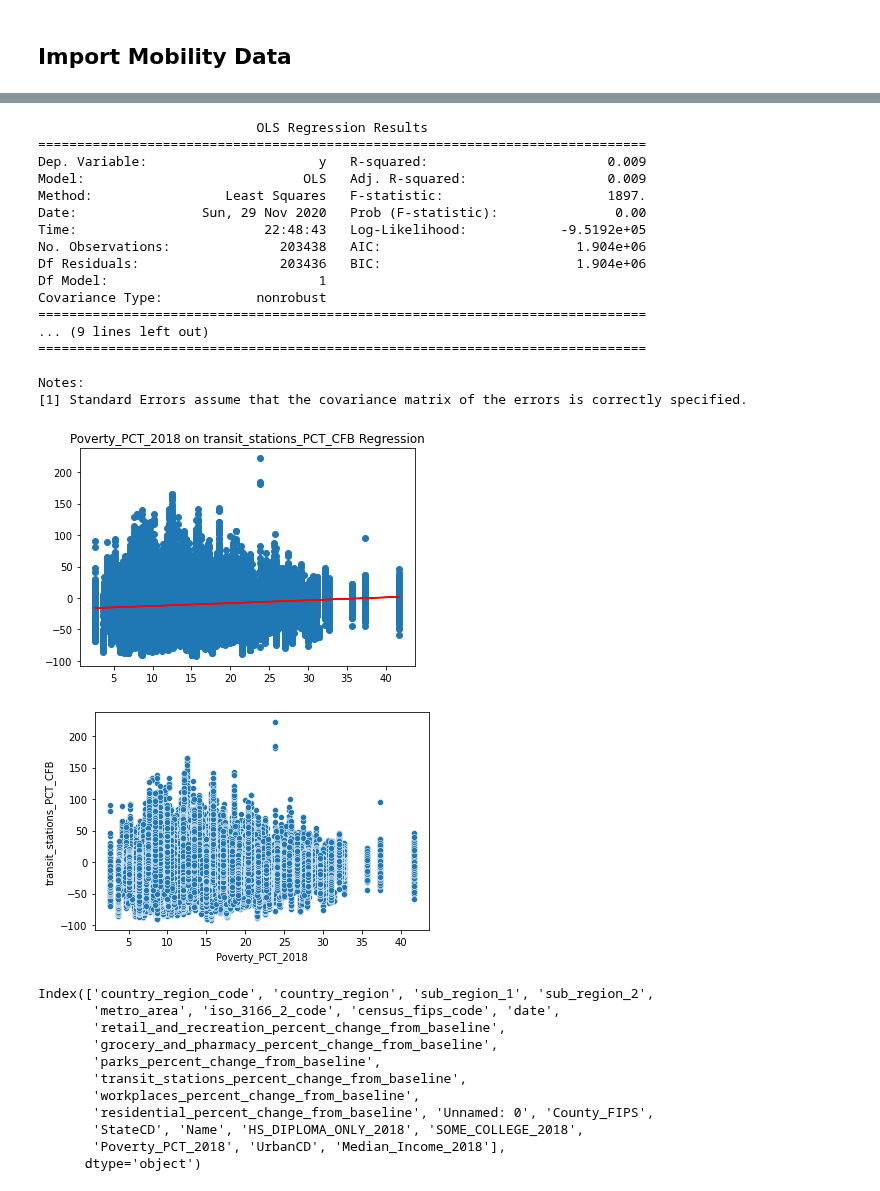
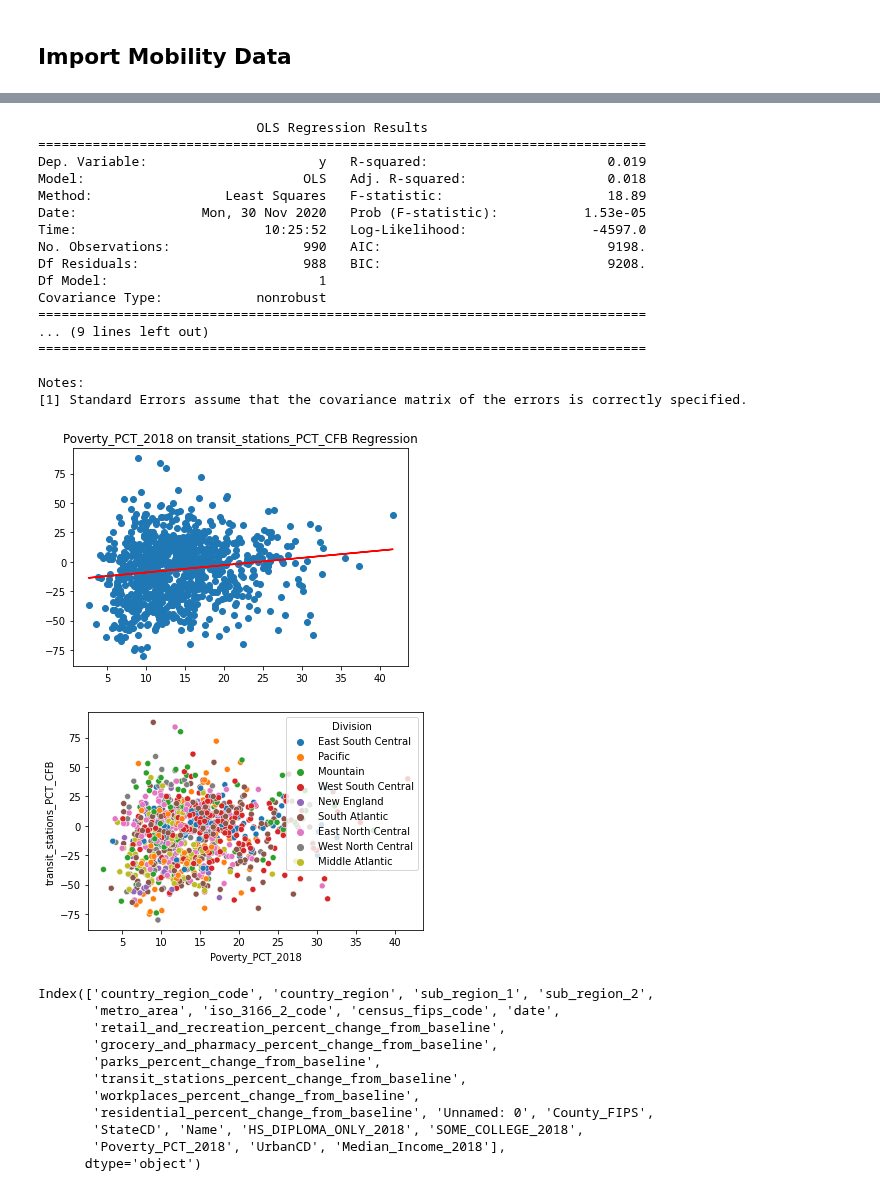
Before and after one commit to pballent/hia-covid, a Jupyter notebook: hia_covid_python_exploration/Google_Mob_COVID_Scratchpad.ipynb, the cells around one changed output, grey strips where cells are left out. Saved outputs shown, nothing was run; the diff lists cells and outputs as text; code cells hidden in the pictures.

```diff
--- a/hia_covid_python_exploration/Google_Mob_COVID_Scratchpad.ipynb
+++ b/hia_covid_python_exploration/Google_Mob_COVID_Scratchpad.ipynb
@@ -55,4 +55,6 @@ def regress_two_var(df, X, Y, startdate = "2020-01-01", enddate = "2020-10-01"):
     plt.title("{X} on {Y} Regression".format(X=X,Y=Y))
     plt.show()
     #Scatterplot to show data
-    sns.scatterplot(y='{Y}'.format(Y=Y),x='{X}'.format(X=X), data=df)
+    sns.scatterplot(y='{Y}'.format(Y=Y),x='{X}'.format(X=X), hue="Division", data=df)
+# %%
+combined_oneday = combined[combined['Date']=='2020-10-01']
@@ -59,25 +77,25 @@ def regress_two_var(df, X, Y, startdate = "2020-01-01", enddate = "2020-10-01"):
 # %%
-regress_two_var(df=combined,X="Poverty_PCT_2018",Y="transit_stations_PCT_CFB")
+regress_two_var(df=combined_oneday,X="Poverty_PCT_2018",Y="transit_stations_PCT_CFB")
 # %% [output]
                             OLS Regression Results
 ==============================================================================
-Dep. Variable:                      y   R-squared:                       0.009
-Model:                            OLS   Adj. R-squared:                  0.009
-Method:                 Least Squares   F-statistic:                     1897.
-Date:                Sun, 29 Nov 2020   Prob (F-statistic):               0.00
-Time:                        22:48:43   Log-Likelihood:            -9.5192e+05
-No. Observations:              203438   AIC:                         1.904e+06
-Df Residuals:                  203436   BIC:                         1.904e+06
+Dep. Variable:                      y   R-squared:                       0.019
+Model:                            OLS   Adj. R-squared:                  0.018
+Method:                 Least Squares   F-statistic:                     18.89
+Date:                Mon, 30 Nov 2020   Prob (F-statistic):           1.53e-05
+Time:                        10:25:52   Log-Likelihood:                -4597.0
+No. Observations:                 990   AIC:                             9198.
+Df Residuals:                     988   BIC:                             9208.
 Df Model:                           1
 Covariance Type:            nonrobust
 ==============================================================================
 ... (9 lines left out)
 ==============================================================================
 
 Notes:
 [1] Standard Errors assume that the covariance matrix of the errors is correctly specified.
-[figure, old version]
+[figure, new version]
-[figure, old version]
+[figure, new version]
 # %%
 #mobility_counties[mobility_counties.UrbanCD == 1]
 # %%
```
Also changed, not shown: parts of 3 cells of this notebook, 2 other files.
